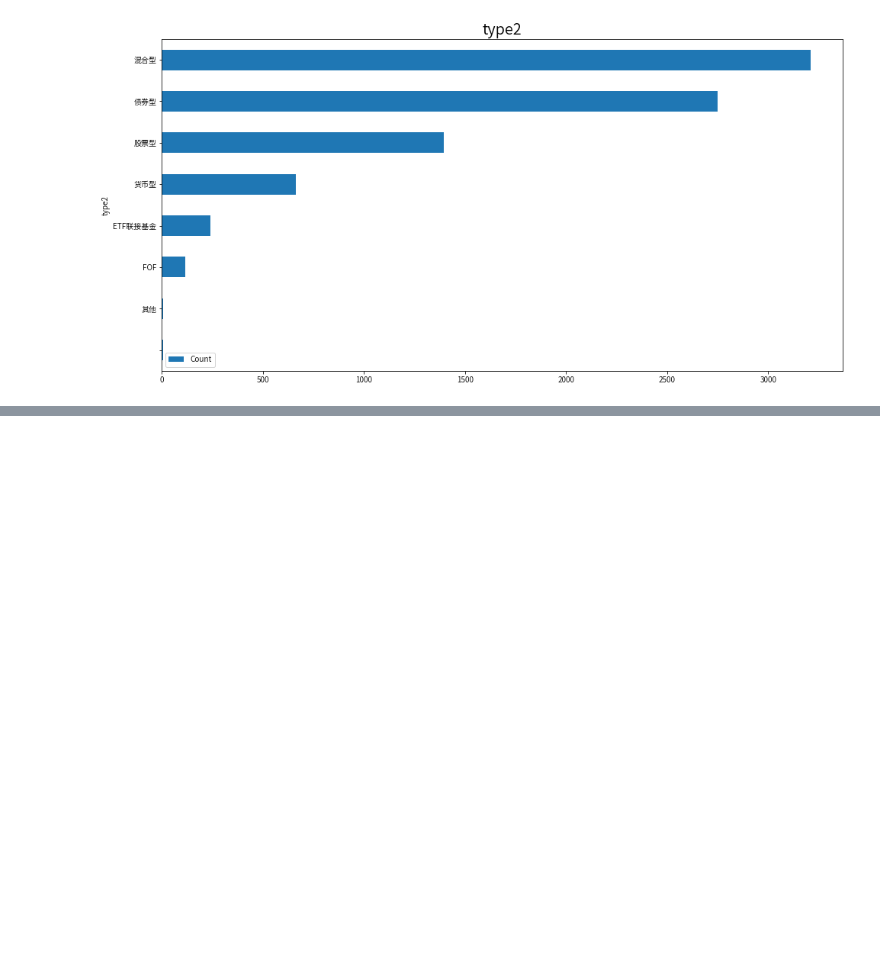
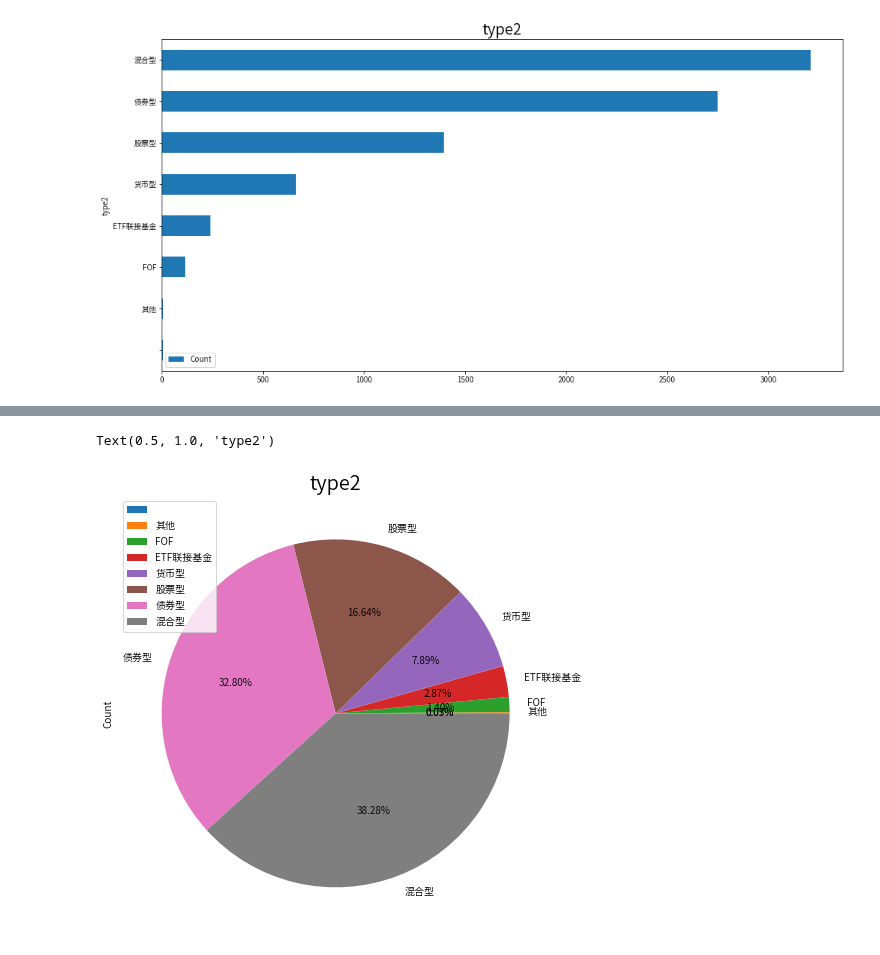
Before and after one commit to zhs007/jupyternotebook.demo, a Jupyter notebook: home/cnfunds/cnfund001.ipynb, the cells around one changed output, grey strips where cells are left out. Drawn from its saved outputs; the diff is of its cells as text; code cells hidden in the pictures; blank space fills up the shorter version.

```diff
--- a/home/cnfunds/cnfund001.ipynb
+++ b/home/cnfunds/cnfund001.ipynb
@@ -134,0 +148,7 @@ Text(0.5, 1.0, 'type2')
+# %%
+dfType2 = dfFunds.groupby('type2').size().sort_values().reset_index(name = 'Count')
+ax = dfType2.plot(kind = 'pie', labels=dfType2['type2'], y='Count', autopct='%.2f%%')
+ax.set_title("type2", fontsize=20)
+# %% [output]
+Text(0.5, 1.0, 'type2')
+[figure, added]
```
Also changed, not shown: parts of 2 cells of this notebook.
